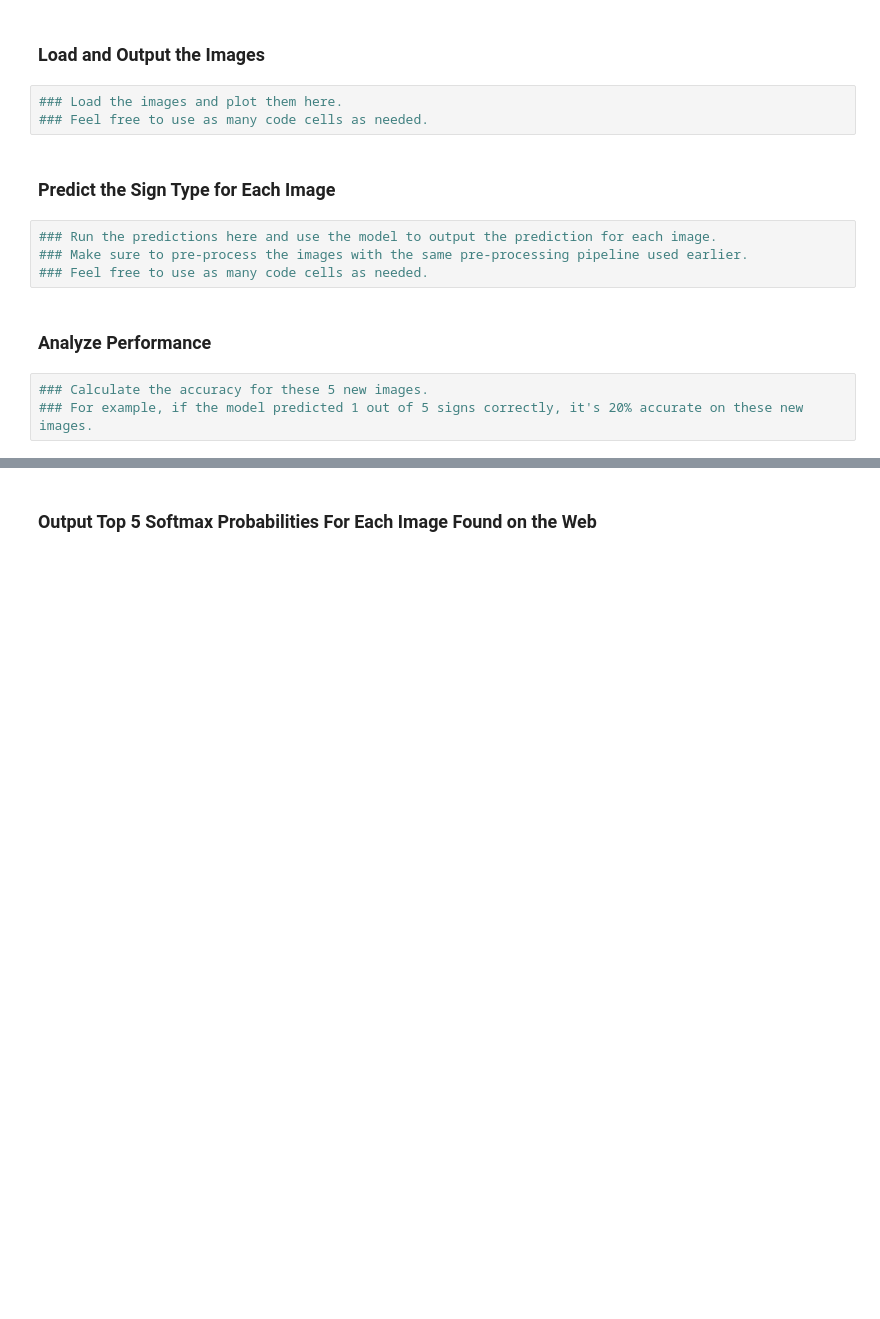
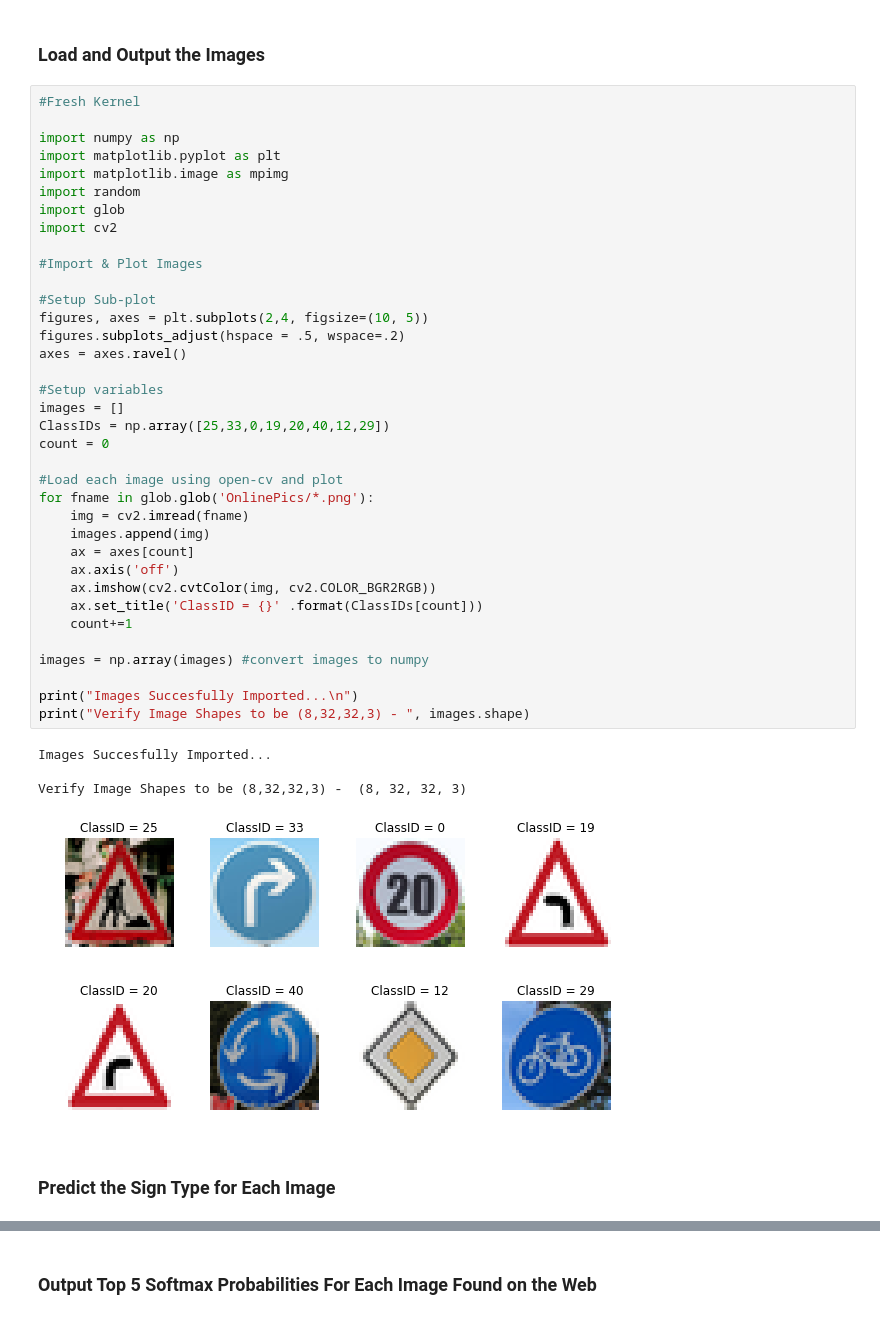
Before and after one commit to JamesDiDonato/CarND-P2, a Jupyter notebook: Traffic_Sign_Classifier.ipynb, the cells around one changed output, grey strips where cells are left out. Drawn from its saved outputs; the diff is of its cells as text; blank space fills up the shorter version.

```diff
--- a/Traffic_Sign_Classifier.ipynb
+++ b/Traffic_Sign_Classifier.ipynb
@@ -357,17 +486,46 @@ To give yourself more insight into how your model is working, download at least
 You may find `signnames.csv` useful as it contains mappings from the class id (integer) to the actual sign name.
 # %% [markdown]
 ### Load and Output the Images
-# %%
-### Load the images and plot them here.
-### Feel free to use as many code cells as needed.
+# %%
+#Fresh Kernel
+
+import numpy as np
+import matplotlib.pyplot as plt
+import matplotlib.image as mpimg
+import random
+import glob
+import cv2
+
+#Import & Plot Images
+
+#Setup Sub-plot
+figures, axes = plt.subplots(2,4, figsize=(10, 5))
+figures.subplots_adjust(hspace = .5, wspace=.2)
+axes = axes.ravel()
+
+#Setup variables
+images = []
+ClassIDs = np.array([25,33,0,19,20,40,12,29])
+count = 0
+
+#Load each image using open-cv and plot
+for fname in glob.glob('OnlinePics/*.png'):
+    img = cv2.imread(fname)
+    images.append(img)
+    ax = axes[count]
+    ax.axis('off')
+    ax.imshow(cv2.cvtColor(img, cv2.COLOR_BGR2RGB))
+    ax.set_title('ClassID = {}' .format(ClassIDs[count]))
+    count+=1
+
+images = np.array(images) #convert images to numpy
+
+print("Images Succesfully Imported...\n")
+print("Verify Image Shapes to be (8,32,32,3) - ", images.shape)
+# %% [output]
+Images Succesfully Imported...
+
+Verify Image Shapes to be (8,32,32,3) -  (8, 32, 32, 3)
+[figure, added]
 # %% [markdown]
 ### Predict the Sign Type for Each Image
-# %%
-### Run the predictions here and use the model to output the prediction for each image.
-### Make sure to pre-process the images with the same pre-processing pipeline used earlier.
-### Feel free to use as many code cells as needed.
-# %% [markdown]
-### Analyze Performance
-# %%
-### Calculate the accuracy for these 5 new images.
-### For example, if the model predicted 1 out of 5 signs correctly, it's 20% accurate on these new images.
```
Also changed, not shown: parts of 17 cells of this notebook, 21 other files.
